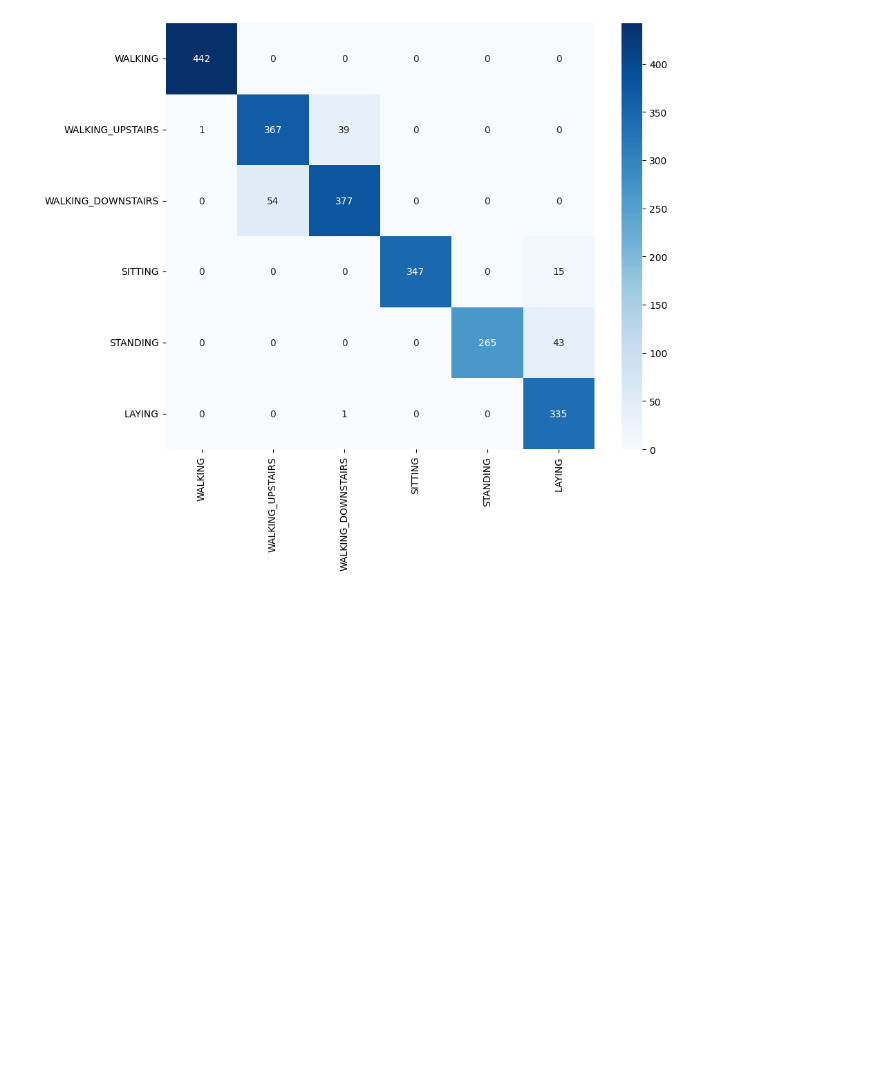
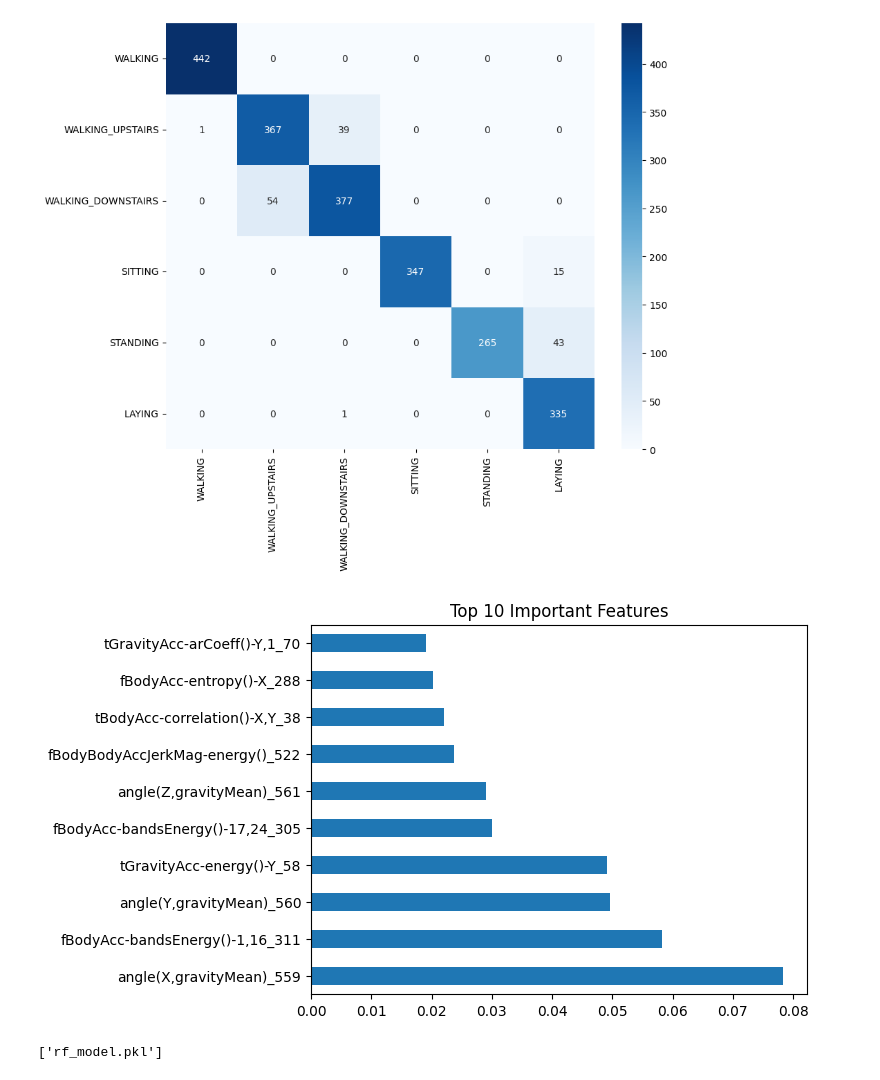
Before and after one commit to Ali-Hady/Human-Activity-Detection, a Jupyter notebook: main.ipynb, the cells around one changed output. Saved outputs shown, nothing was run; the diff lists cells and outputs as text; code cells hidden in the pictures; blank space fills up the shorter version.

Commit message:
Saving the model

```diff
--- a/main.ipynb
+++ b/main.ipynb
@@ -2,7 +2,7 @@
 import pandas as pd
 
 features = pd.read_csv('features.txt',
-                       sep='\s+',
+                       sep=r'\s+',
                        header=None,
                        names=['idx','feature_name'])
 
@@ -14,11 +14,11 @@ col_names = [
 
 # read the X data with these names
 X_train = pd.read_csv('X_train.txt',
-                      sep='\s+',
+                      sep=r'\s+',
                       header=None,
                       names=col_names)
 X_test  = pd.read_csv('X_test.txt',
-                      sep='\s+',
+                      sep=r'\s+',
                       header=None,
                       names=col_names)
 
@@ -26,7 +26,7 @@ y_train = pd.read_csv('y_train.txt', header=None, names=['activity_id'])
 y_test  = pd.read_csv('y_test.txt',  header=None, names=['activity_id'])
 
 activity_labels = pd.read_csv('activity_labels.txt',
-                              sep='\s+',
+                              sep=r'\s+',
                               header=None,
                               names=['activity_id','activity_name'])
 
@@ -194,3 +203,16 @@ sns.heatmap(cm_test, annot=True, fmt='d', cmap='Blues',
 # %% [output]
 <Axes: >
 [figure]
+# %%
+feat_importances = pd.Series(rf.feature_importances_, index=X_train.columns)
+feat_importances.nlargest(10).plot(kind='barh')
+plt.title('Top 10 Important Features')
+plt.show()
+# %% [output]
+[figure, added]
+# %%
+# save the model
+import joblib
+joblib.dump(rf, 'rf_model.pkl')
+# %% [output]
+['rf_model.pkl']
```
Also changed, not shown: parts of 2 cells of this notebook, 1 other file.
